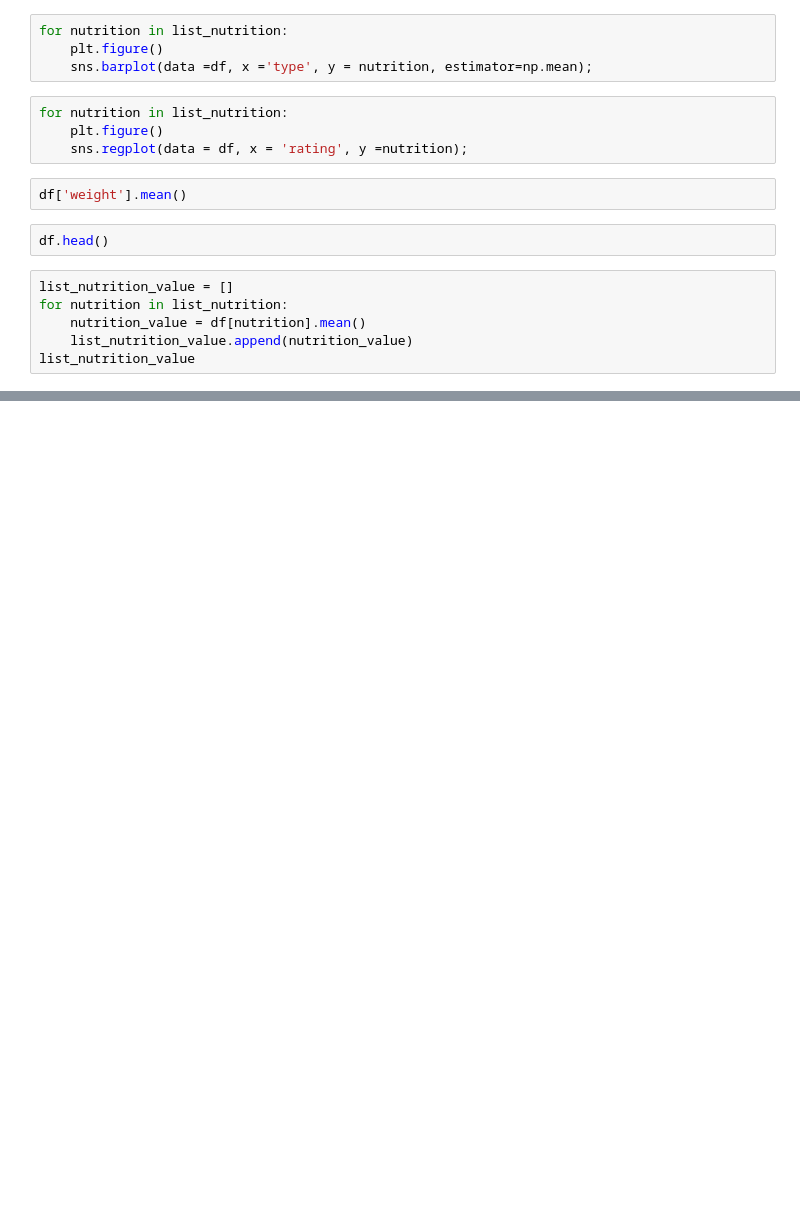
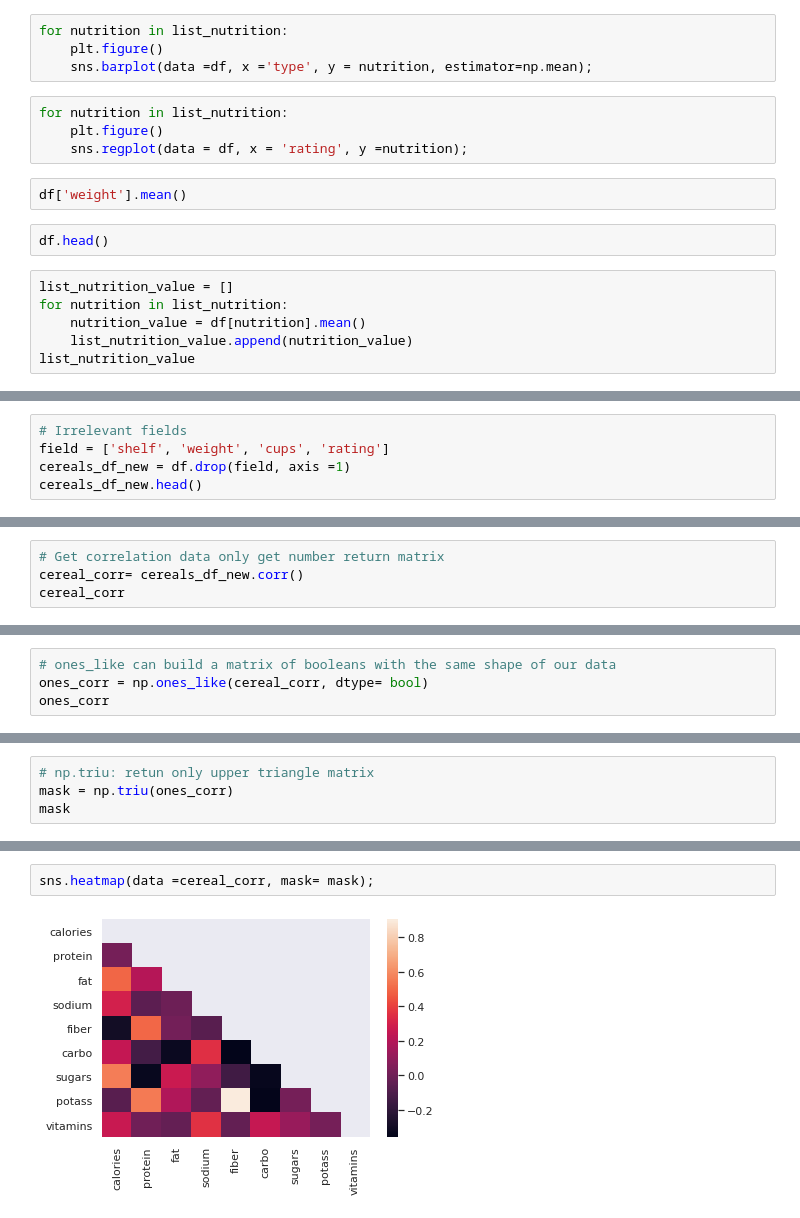
Before and after one commit to LeeHarry14202/80_cereals_project_DataScience, a Jupyter notebook: 80_cereals.ipynb, the cells around one changed output, grey strips where cells are left out. Drawn from its saved outputs; the diff is of its cells as text; blank space fills up the shorter version.

```diff
--- a/80_cereals.ipynb
+++ b/80_cereals.ipynb
@@ -77,0 +89,5 @@ draw_pie(data, labels)
+# %%
+# Irrelevant fields
+field = ['shelf', 'weight', 'cups', 'rating']
+cereals_df_new = df.drop(field, axis =1)
+cereals_df_new.head()
@@ -77,0 +101,4 @@ draw_pie(data, labels)
+# %%
+# Get correlation data only get number return matrix
+cereal_corr= cereals_df_new.corr()
+cereal_corr
@@ -77,0 +116,4 @@ draw_pie(data, labels)
+# %%
+# ones_like can build a matrix of booleans with the same shape of our data
+ones_corr = np.ones_like(cereal_corr, dtype= bool)
+ones_corr
@@ -77,0 +130,4 @@ draw_pie(data, labels)
+# %%
+# np.triu: retun only upper triangle matrix
+mask = np.triu(ones_corr)
+mask
@@ -77,0 +144,4 @@ draw_pie(data, labels)
+# %%
+sns.heatmap(data =cereal_corr, mask= mask);
+# %% [output]
+[figure, added]
```
Also changed, not shown: parts of 16 cells of this notebook.
